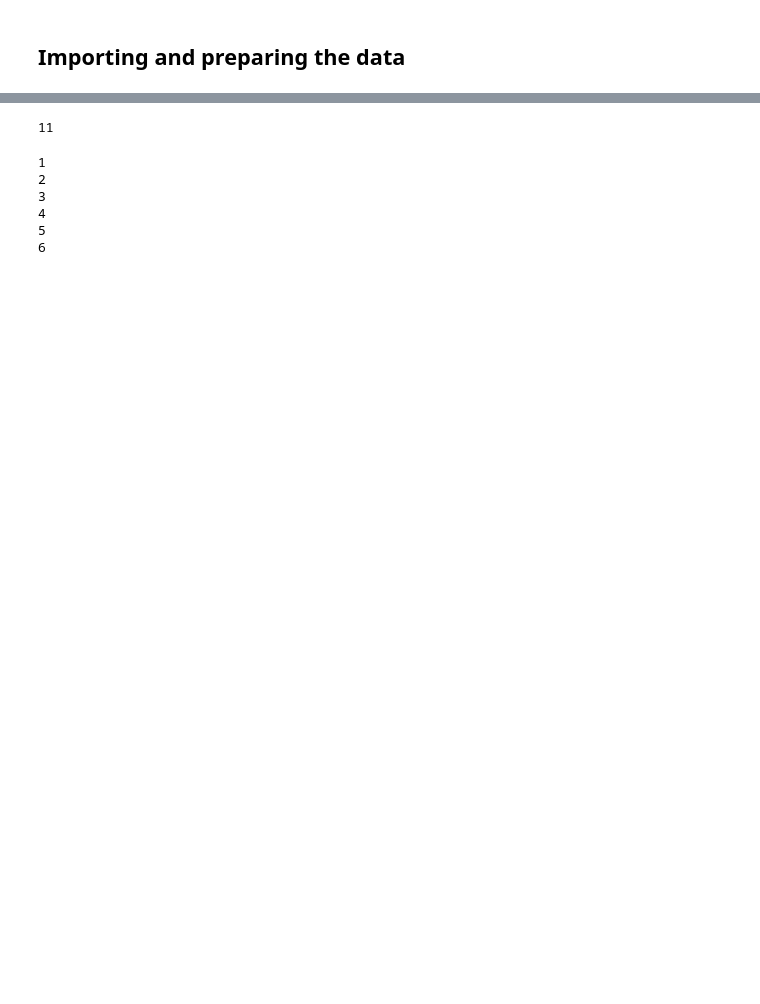
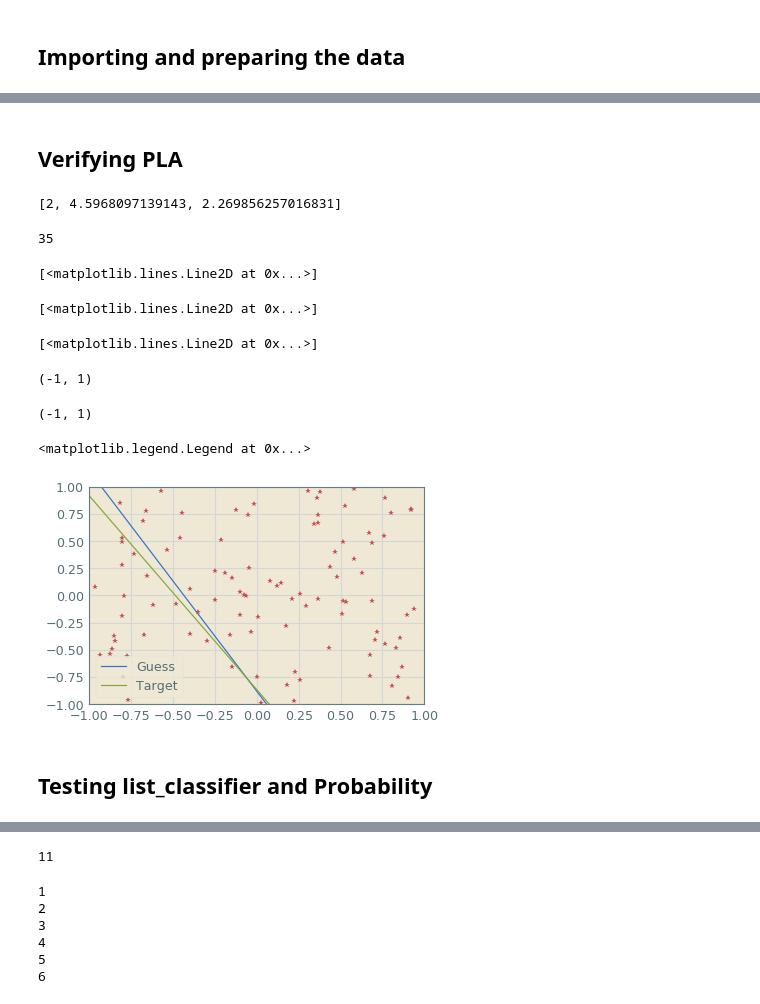
Before and after one commit to bbli/CS156-Code, a Jupyter notebook: PLA/PerceptonAlgorithm.ipynb, the cells around one changed output, grey strips where cells are left out. Saved outputs shown, nothing was run; the diff lists cells and outputs as text; code cells hidden in the pictures; blank space fills up the shorter version.

```diff
--- a/PLA/PerceptonAlgorithm.ipynb
+++ b/PLA/PerceptonAlgorithm.ipynb
@@ -24,0 +62,29 @@ import Percepton as P
+# %% [markdown]
+## Verifying PLA
+# %%
+final_weight_vector,counter=P.PLA([0,0,0],datapoints)
+final_weight_vector
+counter
+#prob
+# %% [output]
+[2, 4.5968097139143, 2.269856257016831]
+35
+# %%
+final_line=P.vec_to_lin(final_weight_vector)
+plt.plot(domain,final_line(domain),label='Guess')
+plt.plot(domain,new_line(domain), label='Target')
+plt.plot(x_list,y_list,linestyle='None',marker='*')
+plt.xlim(-1,1)
+plt.ylim(-1,1)
+plt.legend()
+plt.show()
+# %% [output]
+[<matplotlib.lines.Line2D at 0x...>]
+[<matplotlib.lines.Line2D at 0x...>]
+[<matplotlib.lines.Line2D at 0x...>]
+(-1, 1)
+(-1, 1)
+<matplotlib.legend.Legend at 0x...>
+[figure, added]
+# %% [markdown]
+## Testing list_classifier and Probability
```
Also changed, not shown: parts of 31 cells of this notebook, 2 other files.
